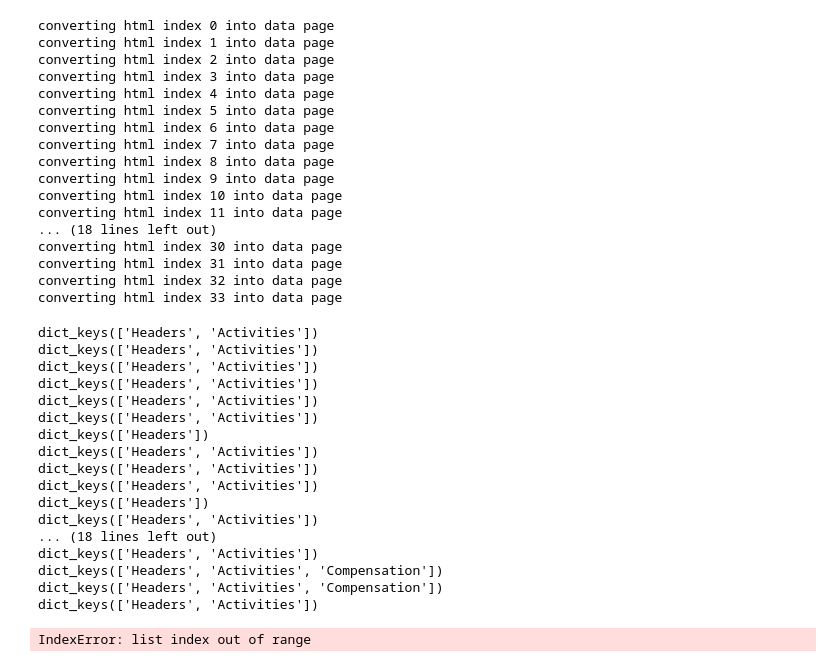
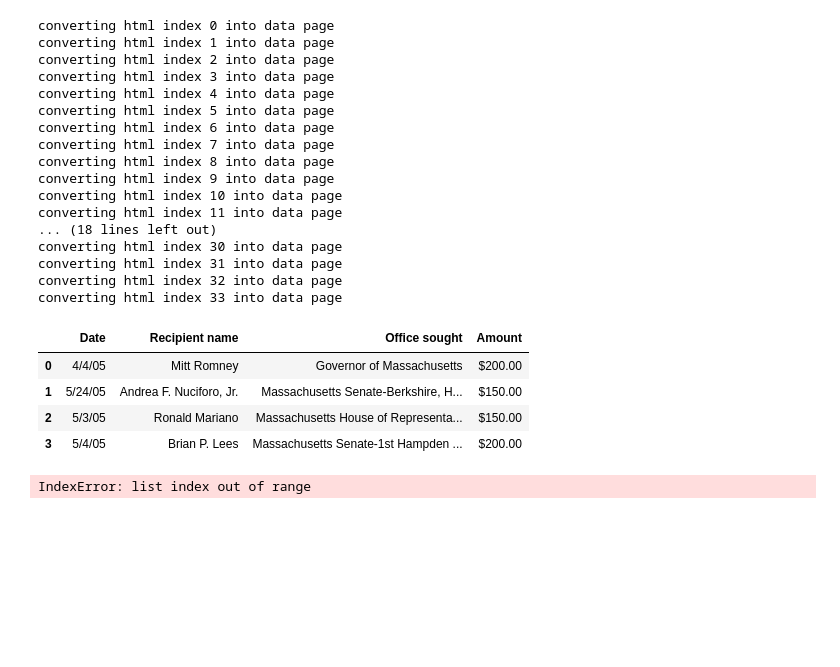
Before and after one commit to ren0nie0/advocacy-maps, a Jupyter notebook: lobbying/lobbydoodles.ipynb, the cells around one changed output. Cells and saved outputs as stored; diff of their text form; code cells hidden in the pictures; blank space fills up the shorter version.

Commit message:
first pass at pulling contribution data

```diff
--- a/lobbying/lobbydoodles.ipynb
+++ b/lobbying/lobbydoodles.ipynb
@@ -60,27 +60,24 @@ converting html index 30 into data page
 converting html index 31 into data page
 converting html index 32 into data page
 converting html index 33 into data page
-# %%
-for page in pages:
-    print(page.tables.keys())
-# %% [output]
-dict_keys(['Headers', 'Activities'])
-dict_keys(['Headers', 'Activities'])
-dict_keys(['Headers', 'Activities'])
-dict_keys(['Headers', 'Activities'])
-dict_keys(['Headers', 'Activities'])
-dict_keys(['Headers', 'Activities'])
-dict_keys(['Headers'])
-dict_keys(['Headers', 'Activities'])
-dict_keys(['Headers', 'Activities'])
-dict_keys(['Headers', 'Activities'])
-dict_keys(['Headers'])
-dict_keys(['Headers', 'Activities'])
-... (18 lines left out)
-dict_keys(['Headers', 'Activities'])
-dict_keys(['Headers', 'Activities', 'Compensation'])
-dict_keys(['Headers', 'Activities', 'Compensation'])
-dict_keys(['Headers', 'Activities'])
+# %%
+camp = [page for page in pages if 'Campaign Contributions' in page.soup.text]
+camp[0].soup.text
+
+columns = ['Date','Recipient name','Office sought','Amount']
+query = re.compile(r"(?<=DateRecipient nameOffice soughtAmount).*?(?=\xa0\xa0Total contributions)",re.DOTALL)
+query_result = re.search(query, camp[0].soup.text)
+contributions_table = query_result.group()
+split_text=[line.strip() for line in contributions_table.split('\n') if line.strip()]
+divided_text = list(divide_chunks(split_text, 4))
+contributions_df = pd.DataFrame(divided_text, columns=columns)
+contributions_df
+# %% [output]
+|  | Date | Recipient name | Office sought | Amount |
+| 0 | 4/4/05 | Mitt Romney | Governor of Massachusetts | $200.00 |
+| 1 | 5/24/05 | Andrea F. Nuciforo, Jr. | Massachusetts Senate-Berkshire, H... | $150.00 |
+| 2 | 5/3/05 | Ronald Mariano | Massachusetts House of Representa... | $150.00 |
+| 3 | 5/4/05 | Brian P. Lees | Massachusetts Senate-1st Hampden ... | $200.00 |
 # %%
 comp = [page for page in pages if 'Client Compensation' in page.soup.text]
 # %% [output]
```
Also changed, not shown: 1 other file.
